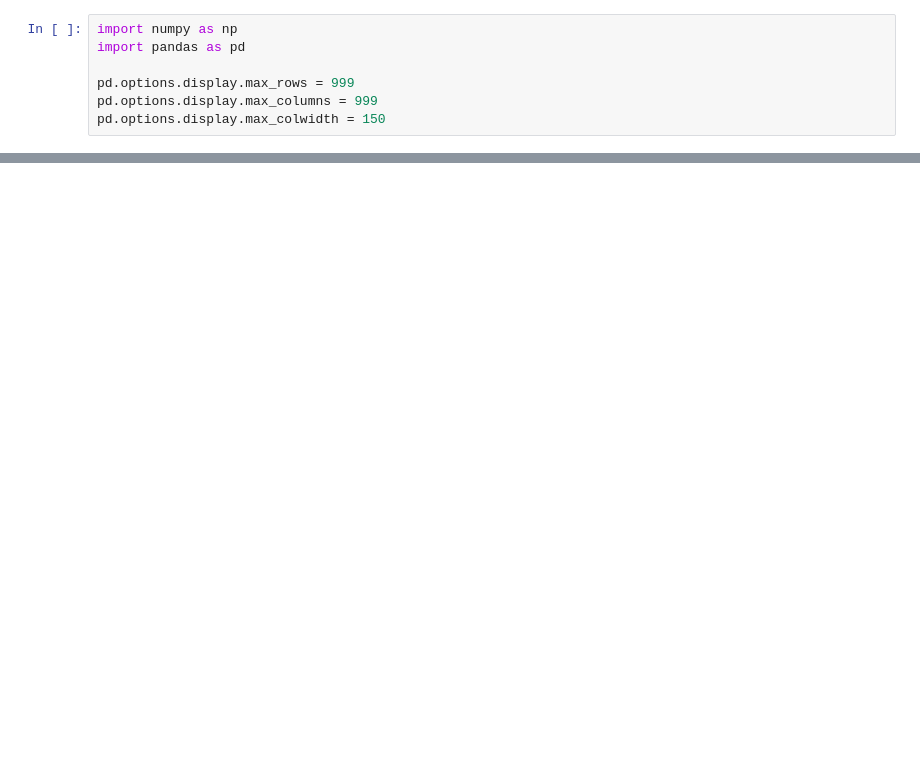
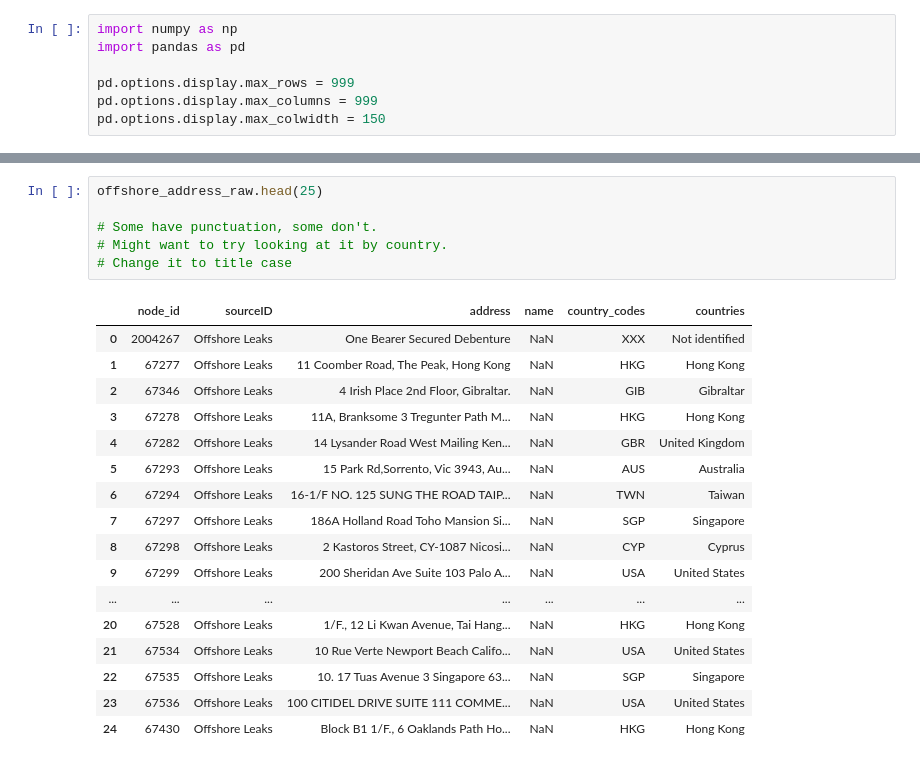
Before and after one commit to julielinx/icij_investigation, a Jupyter notebook: notebooks/09_address_preprocessing.ipynb, the cells around one changed output, grey strips where cells are left out. Drawn from its saved outputs; the diff is of its cells as text; blank space fills up the shorter version.

```diff
--- a/notebooks/09_address_preprocessing.ipynb
+++ b/notebooks/09_address_preprocessing.ipynb
@@ -35,0 +116,24 @@ paradise_address_raw = pd.read_csv('../data/raw/paradise_papers/paradise_papers.
+# %%
+offshore_address_raw.head(25)
+
+# Some have punctuation, some don't.
+# Might want to try looking at it by country.
+# Change it to title case
+# %% [output]
+|  | node_id | sourceID | address | name | country_codes | countries |
+| 0 | 2004267 | Offshore Leaks | One Bearer Secured Debenture | NaN | XXX | Not identified |
+| 1 | 67277 | Offshore Leaks | 11 Coomber Road, The Peak, Hong Kong | NaN | HKG | Hong Kong |
+| 2 | 67346 | Offshore Leaks | 4 Irish Place 2nd Floor, Gibraltar. | NaN | GIB | Gibraltar |
+| 3 | 67278 | Offshore Leaks | 11A, Branksome 3 Tregunter Path M... | NaN | HKG | Hong Kong |
+| 4 | 67282 | Offshore Leaks | 14 Lysander Road West Mailing Ken... | NaN | GBR | United Kingdom |
+| 5 | 67293 | Offshore Leaks | 15 Park Rd,Sorrento, Vic 3943, Au... | NaN | AUS | Australia |
+| 6 | 67294 | Offshore Leaks | 16-1/F NO. 125 SUNG THE ROAD TAIP... | NaN | TWN | Taiwan |
+| 7 | 67297 | Offshore Leaks | 186A Holland Road Toho Mansion Si... | NaN | SGP | Singapore |
+| 8 | 67298 | Offshore Leaks | 2 Kastoros Street, CY-1087 Nicosi... | NaN | CYP | Cyprus |
+| 9 | 67299 | Offshore Leaks | 200 Sheridan Ave Suite 103 Palo A... | NaN | USA | United States |
+| ... | ... | ... | ... | ... | ... | ... |
+| 20 | 67528 | Offshore Leaks | 1/F., 12 Li Kwan Avenue, Tai Hang... | NaN | HKG | Hong Kong |
+| 21 | 67534 | Offshore Leaks | 10 Rue Verte Newport Beach Califo... | NaN | USA | United States |
+| 22 | 67535 | Offshore Leaks | 10. 17 Tuas Avenue 3 Singapore 63... | NaN | SGP | Singapore |
+| 23 | 67536 | Offshore Leaks | 100 CITIDEL DRIVE SUITE 111 COMME... | NaN | USA | United States |
+| 24 | 67430 | Offshore Leaks | Block B1 1/F., 6 Oaklands Path Ho... | NaN | HKG | Hong Kong |
```
Also changed, not shown: parts of 19 cells of this notebook, 8 other files.
